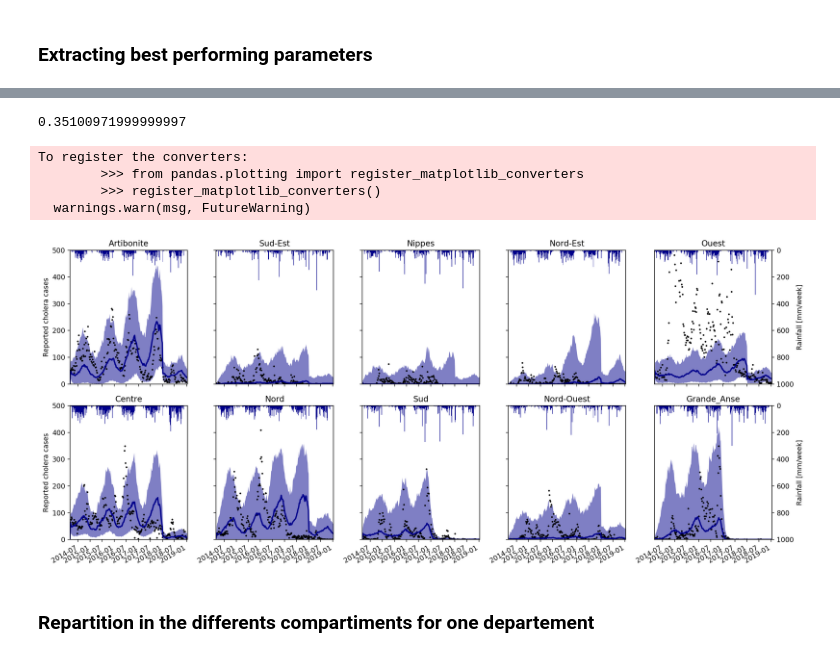
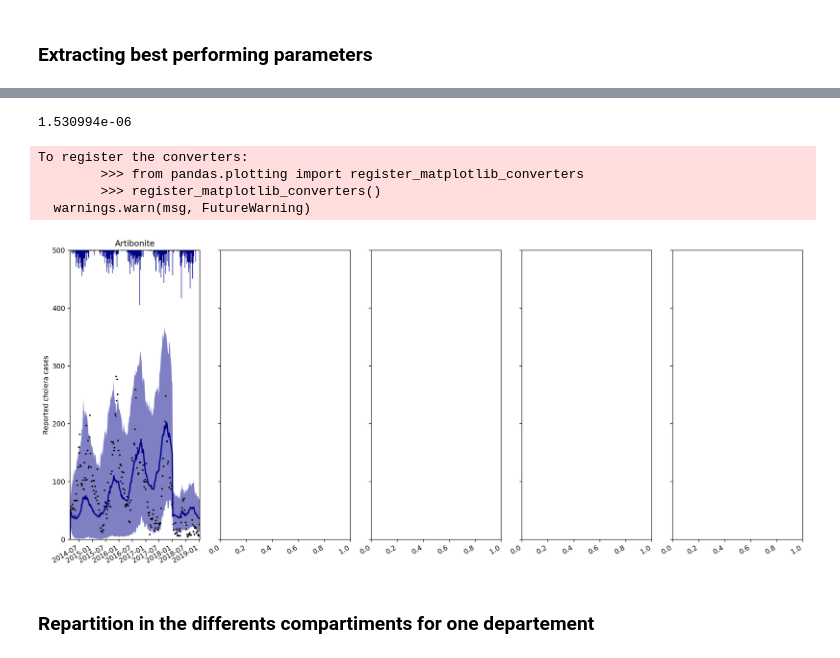
Before and after one commit to jcblemai/haiti-mass-ocv-campaign, a Jupyter notebook: forecast.ipynb, the cells around one changed output, grey strips where cells are left out. Drawn from its saved outputs; the diff is of its cells as text; code cells hidden in the pictures.

```diff
--- a/forecast.ipynb
+++ b/forecast.ipynb
@@ -17,7 +17,7 @@ import warnings
 from rpy2.rinterface import RRuntimeWarning
 warnings.filterwarnings("ignore", category=RRuntimeWarning)
 
-output_dir = 'output_16-04-init/'
+output_dir = 'output_17-13-realmob/'
 
 dept_avail = os.listdir(output_dir)
 
@@ -260,7 +251,7 @@ params_disp
-# %%
-0.975027*0.36
-# %% [output]
-0.35100971999999997
+# %%
+1.530994e-06
+# %% [output]
+1.530994e-06
 # %%
 all_data['Ouest']['cases'][:datetime.date(2017,6,10)] = np.nan
 # %%
@@ -268,7 +259,7 @@ ti = input_parameters['t_start']
 tf = input_parameters['t_end']
 #tf = t_for
 
-fig, axes = plt.subplots((len(dept_avail))//5, 5, figsize=(16,7), squeeze = True, dpi = 200 , sharex='col', sharey='row');
+fig, axes = plt.subplots((len(dept_avail))//5+1, 5, figsize=(16,7), squeeze = True, dpi = 200 , sharex='col', sharey='row');
 fig.patch.set_facecolor('white')
 axes = axes.flat;
 for i, dp in enumerate(dept_avail):
@@ -277,34 +268,34 @@ for i, dp in enumerate(dept_avail):
     axes[i].plot(cases[dp][t_start:][ti:tf], marker='.', linestyle='-',color='black', linewidth=0, markersize=3 )
     axes[i].fill_between(all_data[dp]['cases']['q05'][ti:tf].index, all_data[dp]['cases']['q05'][ti:tf], all_data[dp]['cases']['q95'][ti:tf], alpha = .5, color = 'darkblue', linewidth = 0)
     axes[i].plot(all_data[dp]['cases']['q50'][ti:tf], alpha = 1,linestyle='-', linewidth = 2, color = 'darkblue')
     axt.bar(pd.date_range(ti,tf, freq='W-SAT').date, rain[dp].resample('W-SAT').sum()[ti:tf], label = r'Rainfall', color = 'darkblue', width=7, alpha = 1)
 
     axes[i].set_title(dp)
     axes[i].set_ylim(0, 500)
     axt.set_ylim(1000, 0)
     #axt.set_ylim(4*max(rain[dp].resample('W-SAT').sum()[t_start:t_for]),0) # check if only reverse y
     axes[i].set_xlim(ti, tf)
     if i%5 == 4:
         axt.set_ylabel('Rainfall [mm/week]')
         axes[i].get_yaxis().set_visible(False)
 
     elif i%5 == 0:
         axes[i].set_ylabel('Reported cholera cases')
     if i%5 != 4:
         axt.get_yaxis().set_visible(False)
     #axes[i].legend()
 
 for ax in axes:
     ax.label_outer()
 
 fig.autofmt_xdate()
 fig.tight_layout()
 # %% [output]
 To register the converters:
         >>> from pandas.plotting import register_matplotlib_converters
         >>> register_matplotlib_converters()
   warnings.warn(msg, FutureWarning)
-[figure, old version]
+[figure, new version]
 # %% [markdown]
 ### Repartition in the differents compartiments for one departement
 # %%
```
Also changed, not shown: parts of 2 cells of this notebook, 7 other files.
